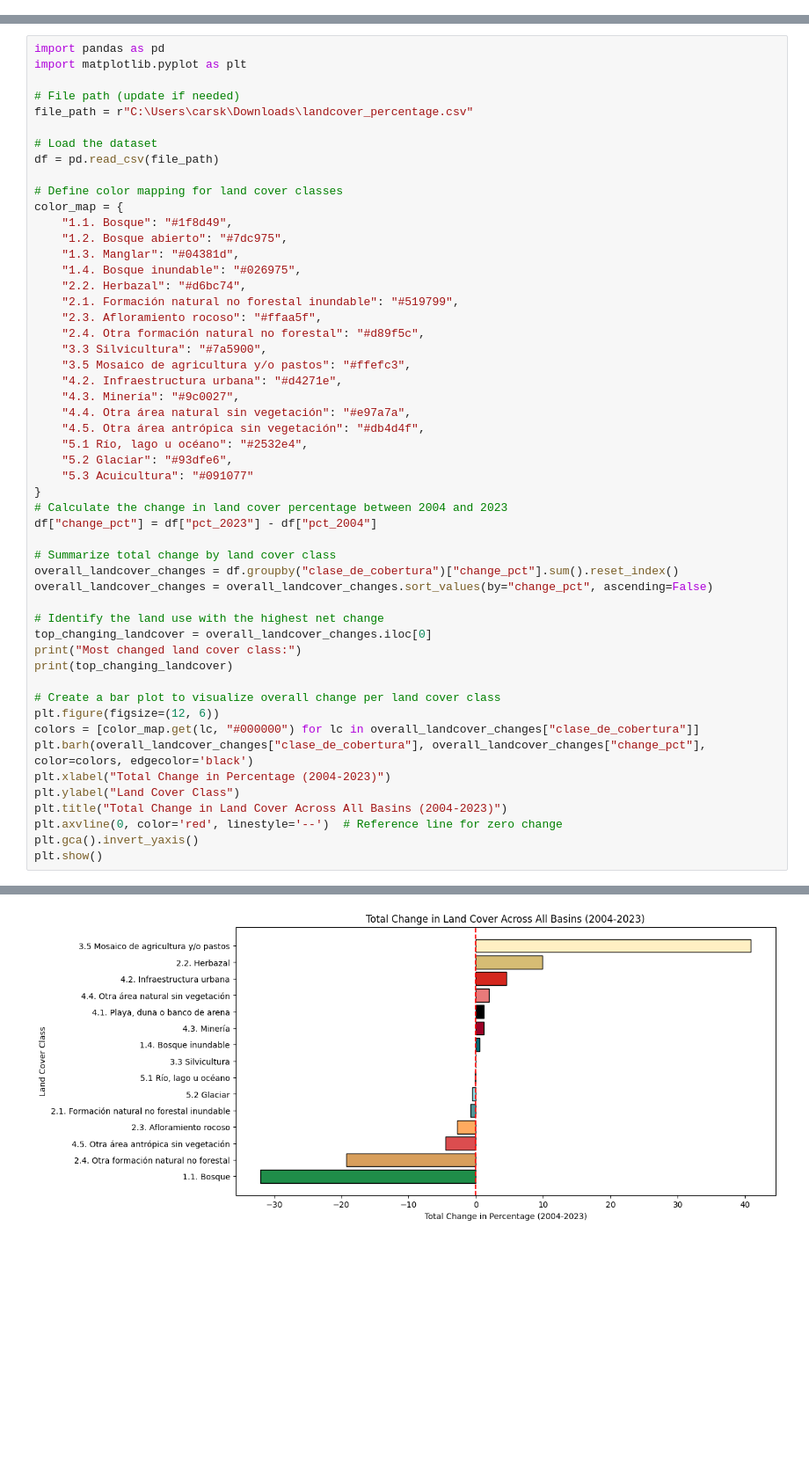
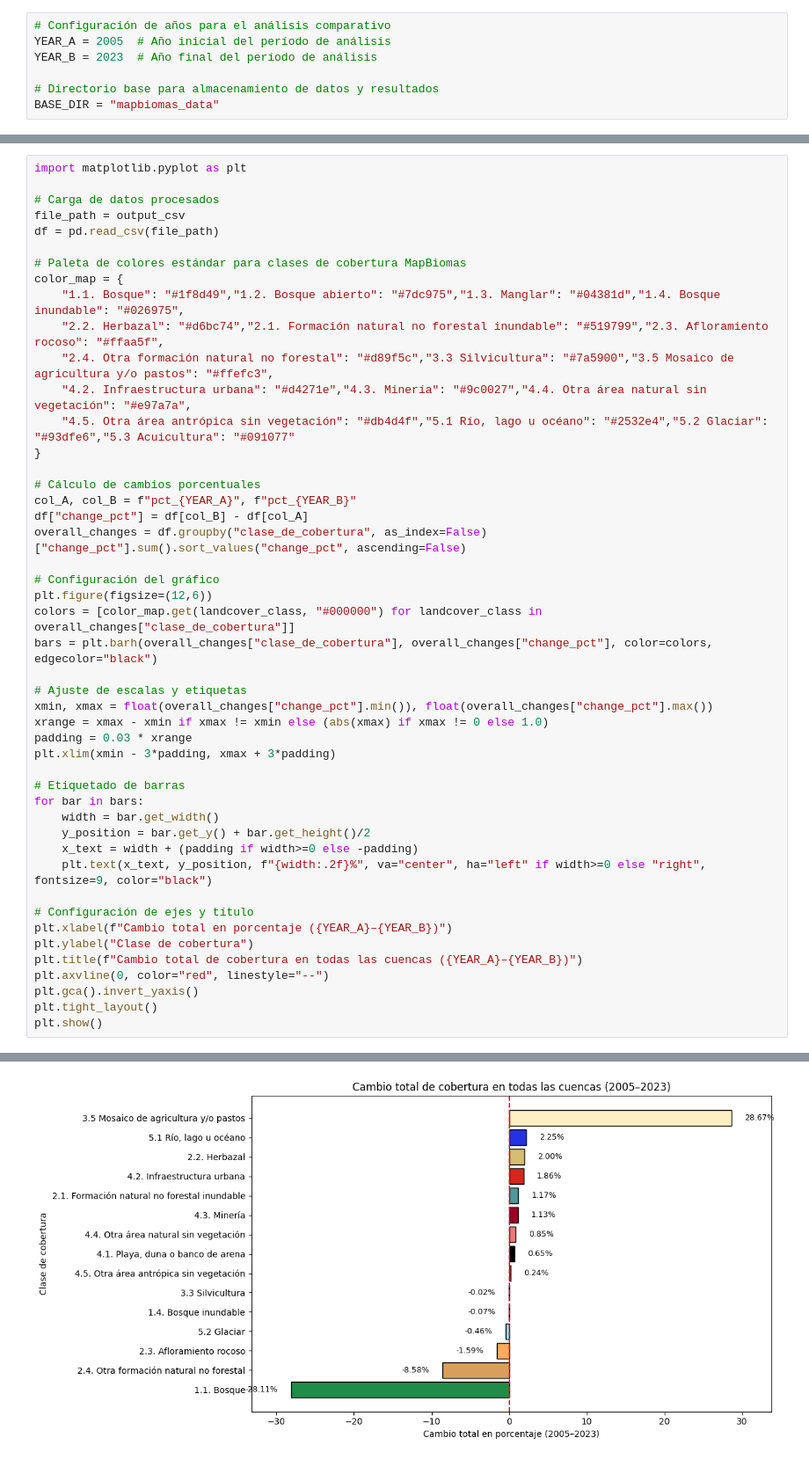
Before and after one commit to ccardenas93/ecociencia, a Jupyter notebook: LULC_Analysis/LULC_analysis.ipynb, the cells around one changed output, grey strips where cells are left out. Shown at 88% size. Cells and saved outputs as stored; diff of their text form; blank space fills up the shorter version.

```diff
--- a/LULC_Analysis/LULC_analysis.ipynb
+++ b/LULC_Analysis/LULC_analysis.ipynb
@@ -23,0 +22,7 @@ Successfully installed affine-2.4.0 rasterio-1.4.3 rasterstats-0.20.0 simplejson
+# %%
+# Configuración de años para el análisis comparativo
+YEAR_A = 2005  # Año inicial del período de análisis
+YEAR_B = 2023  # Año final del período de análisis
+
+# Directorio base para almacenamiento de datos y resultados
+BASE_DIR = "mapbiomas_data"
@@ -101,53 +167,48 @@ pd.DataFrame(rows).to_csv(r"C:\Users\carsk\Downloads\landcover_percentage.csv",
 # %%
-import pandas as pd
 import matplotlib.pyplot as plt
 
-# File path (update if needed)
-file_path = r"C:\Users\carsk\Downloads\landcover_percentage.csv"
-
-# Load the dataset
+# Carga de datos procesados
+file_path = output_csv
 df = pd.read_csv(file_path)
 
-# Define color mapping for land cover classes
+# Paleta de colores estándar para clases de cobertura MapBiomas
 color_map = {
-    "1.1. Bosque": "#1f8d49",
-    "1.2. Bosque abierto": "#7dc975",
-    "1.3. Manglar": "#04381d",
-    "1.4. Bosque inundable": "#026975",
-    "2.2. Herbazal": "#d6bc74",
-    "2.1. Formación natural no forestal inundable": "#519799",
-    "2.3. Afloramiento rocoso": "#ffaa5f",
-    "2.4. Otra formación natural no forestal": "#d89f5c",
-    "3.3 Silvicultura": "#7a5900",
-    "3.5 Mosaico de agricultura y/o pastos": "#ffefc3",
-    "4.2. Infraestructura urbana": "#d4271e",
-    "4.3. Minería": "#9c0027",
-    "4.4. Otra área natural sin vegetación": "#e97a7a",
-    "4.5. Otra área antrópica sin vegetación": "#db4d4f",
-    "5.1 Río, lago u océano": "#2532e4",
-    "5.2 Glaciar": "#93dfe6",
-    "5.3 Acuicultura": "#091077"
+    "1.1. Bosque": "#1f8d49","1.2. Bosque abierto": "#7dc975","1.3. Manglar": "#04381d","1.4. Bosque inundable": "#026975",
+    "2.2. Herbazal": "#d6bc74","2.1. Formación natural no forestal inundable": "#519799","2.3. Afloramiento rocoso": "#ffaa5f",
+    "2.4. Otra formación natural no forestal": "#d89f5c","3.3 Silvicultura": "#7a5900","3.5 Mosaico de agricultura y/o pastos": "#ffefc3",
+    "4.2. Infraestructura urbana": "#d4271e","4.3. Minería": "#9c0027","4.4. Otra área natural sin vegetación": "#e97a7a",
+    "4.5. Otra área antrópica sin vegetación": "#db4d4f","5.1 Río, lago u océano": "#2532e4","5.2 Glaciar": "#93dfe6","5.3 Acuicultura": "#091077"
 }
-# Calculate the change in land cover percentage between 2004 and 2023
-df["change_pct"] = df["pct_2023"] - df["pct_2004"]
 
-# Summarize total change by land cover class
-overall_landcover_changes = df.groupby("clase_de_cobertura")["change_pct"].sum().reset_index()
-overall_landcover_changes = overall_landcover_changes.sort_values(by="change_pct", ascending=False)
+# Cálculo de cambios porcentuales
+col_A, col_B = f"pct_{YEAR_A}", f"pct_{YEAR_B}"
+df["change_pct"] = df[col_B] - df[col_A]
+overall_changes = df.groupby("clase_de_cobertura", as_index=False)["change_pct"].sum().sort_values("change_pct", ascending=False)
 
-# Identify the land use with the highest net change
-top_changing_landcover = overall_landcover_changes.iloc[0]
-print("Most changed land cover class:")
-print(top_changing_landcover)
+# Configuración del gráfico
+plt.figure(figsize=(12,6))
+colors = [color_map.get(landcover_class, "#000000") for landcover_class in overall_changes["clase_de_cobertura"]]
+bars = plt.barh(overall_changes["clase_de_cobertura"], overall_changes["change_pct"], color=colors, edgecolor="black")
 
-# Create a bar plot to visualize overall change per land cover class
-plt.figure(figsize=(12, 6))
-colors = [color_map.get(lc, "#000000") for lc in overall_landcover_changes["clase_de_cobertura"]]
-plt.barh(overall_landcover_changes["clase_de_cobertura"], overall_landcover_changes["change_pct"], color=colors, edgecolor='black')
-plt.xlabel("Total Change in Percentage (2004-2023)")
-plt.ylabel("Land Cover Class")
-plt.title("Total Change in Land Cover Across All Basins (2004-2023)")
-plt.axvline(0, color='red', linestyle='--')  # Reference line for zero change
+# Ajuste de escalas y etiquetas
+xmin, xmax = float(overall_changes["change_pct"].min()), float(overall_changes["change_pct"].max())
+xrange = xmax - xmin if xmax != xmin else (abs(xmax) if xmax != 0 else 1.0)
+padding = 0.03 * xrange
+plt.xlim(xmin - 3*padding, xmax + 3*padding)
+
+# Etiquetado de barras
+for bar in bars:
+    width = bar.get_width()
+    y_position = bar.get_y() + bar.get_height()/2
+    x_text = width + (padding if width>=0 else -padding)
+    plt.text(x_text, y_position, f"{width:.2f}%", va="center", ha="left" if width>=0 else "right", fontsize=9, color="black")
+
+# Configuración de ejes y título
+plt.xlabel(f"Cambio total en porcentaje ({YEAR_A}–{YEAR_B})")
+plt.ylabel("Clase de cobertura")
+plt.title(f"Cambio total de cobertura en todas las cuencas ({YEAR_A}–{YEAR_B})")
+plt.axvline(0, color="red", linestyle="--")
 plt.gca().invert_yaxis()
+plt.tight_layout()
 plt.show()
 # %% [output]
@@ -158 +215 @@ Name: 7, dtype: object
-[figure, old version]
+[figure, new version]
```
Also changed, not shown: parts of 19 cells of this notebook, 6 other files.
